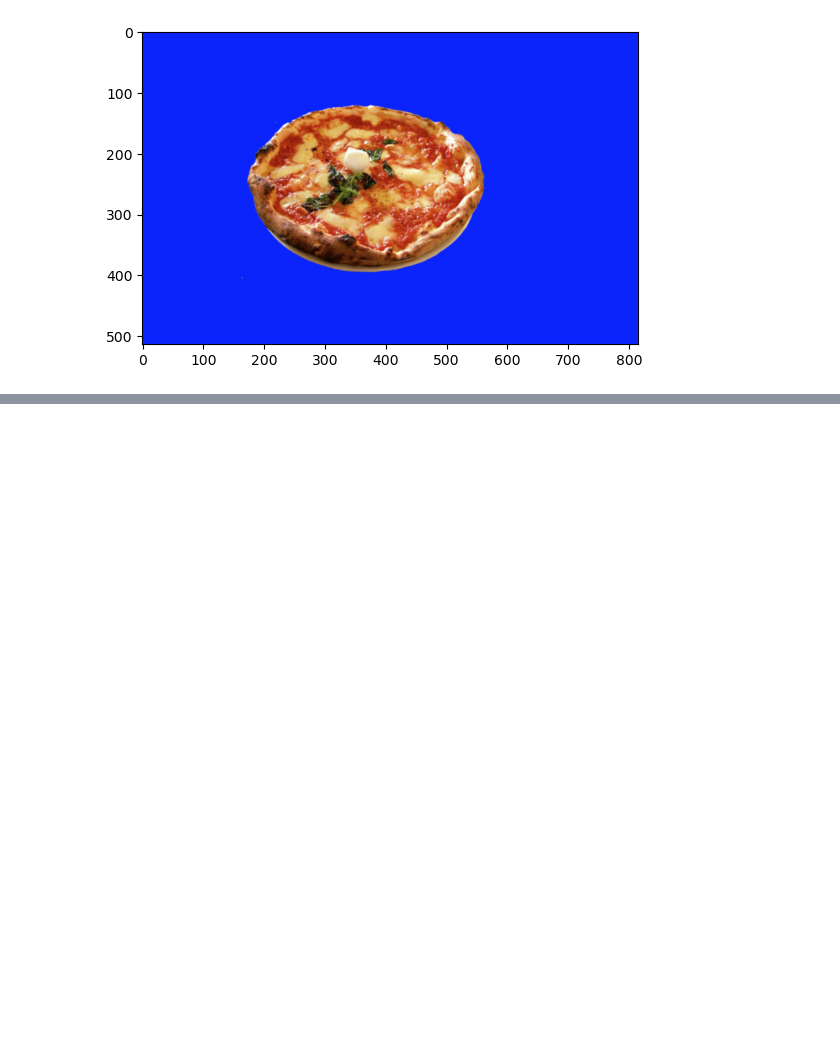
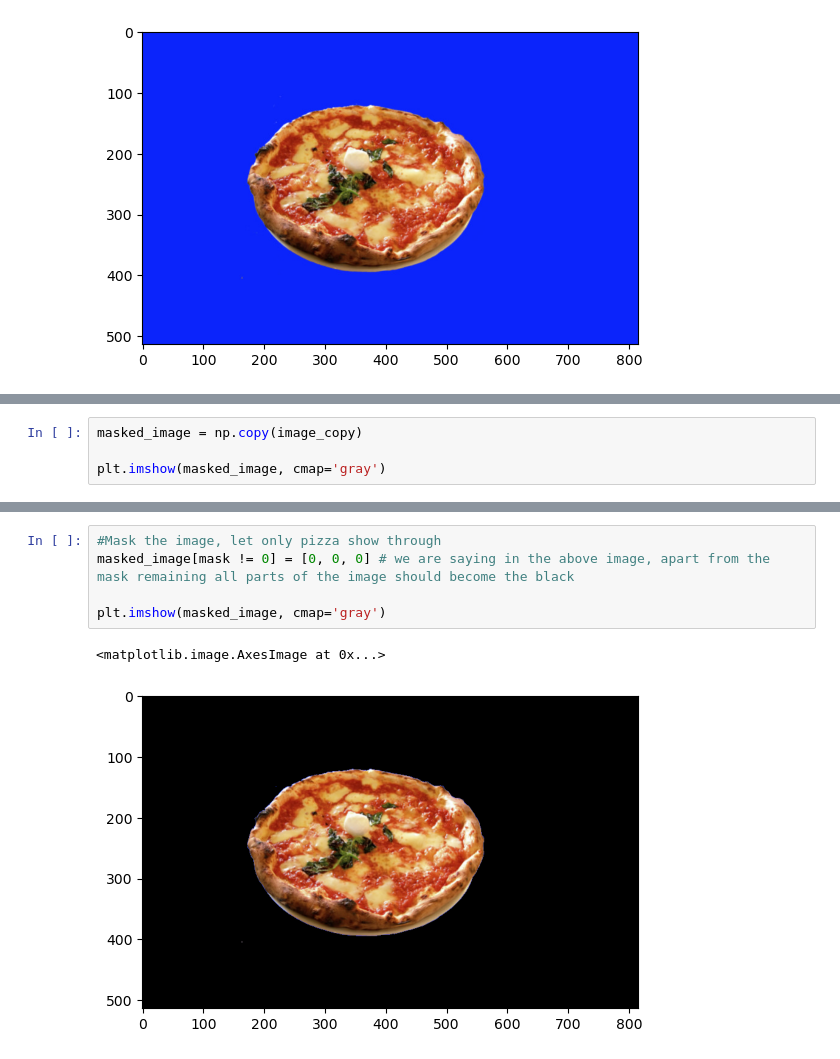
Before and after one commit to iamchenchu/Computer-Vision, a Jupyter notebook: 01_Image_Representation/10_Practice.ipynb, the cells around one changed output, grey strips where cells are left out. Saved outputs shown, nothing was run; the diff lists cells and outputs as text; blank space fills up the shorter version.

```diff
--- a/01_Image_Representation/10_Practice.ipynb
+++ b/01_Image_Representation/10_Practice.ipynb
@@ -155,0 +168,4 @@ plt.imshow(image_copy)
+# %%
+masked_image = np.copy(image_copy)
+
+plt.imshow(masked_image, cmap='gray')
@@ -155,0 +175,8 @@ plt.imshow(image_copy)
+# %%
+#Mask the image, let only pizza show through
+masked_image[mask != 0] = [0, 0, 0] # we are saying in the above image, apart from the mask remaining all parts of the image should become the black
+
+plt.imshow(masked_image, cmap='gray')
+# %% [output]
+<matplotlib.image.AxesImage at 0x...>
+[figure, added]
```
Also changed, not shown: parts of 19 cells of this notebook, 3 other files.
